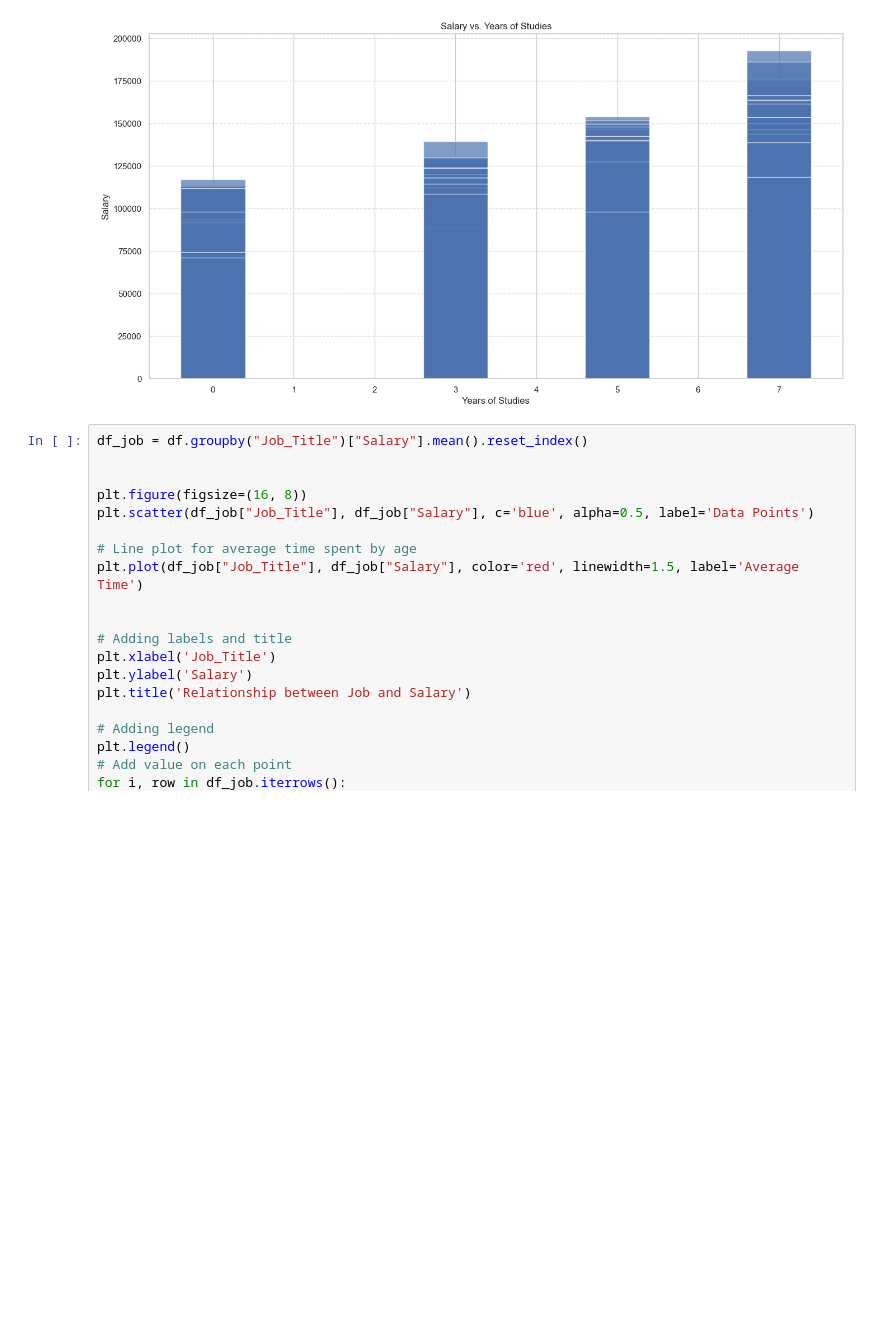
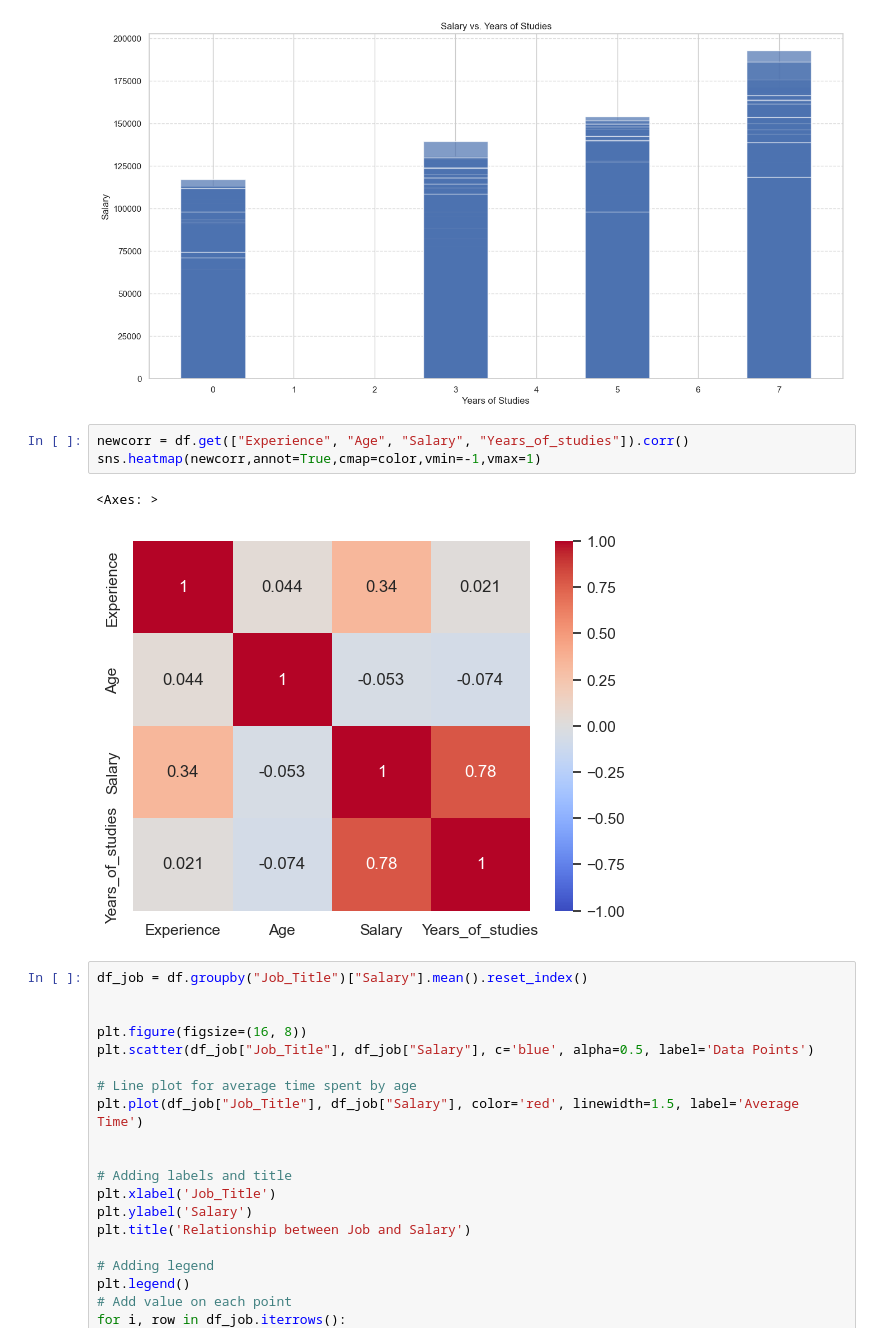
Before and after one commit to Nonouille/ExplainabilityAI, a Jupyter notebook: TD4.ipynb, the cells around one changed output. Saved outputs shown, nothing was run; the diff lists cells and outputs as text; blank space fills up the shorter version.

```diff
--- a/TD4.ipynb
+++ b/TD4.ipynb
@@ -234,6 +234,12 @@ plt.grid(axis='y', linestyle='--', alpha=0.7)
 plt.show()
 # %% [output]
 [figure]
+# %%
+newcorr = df.get(["Experience", "Age", "Salary", "Years_of_studies"]).corr()
+sns.heatmap(newcorr,annot=True,cmap=color,vmin=-1,vmax=1)
+# %% [output]
+<Axes: >
+[figure, added]
 # %%
 df_job = df.groupby("Job_Title")["Salary"].mean().reset_index()
 
```
